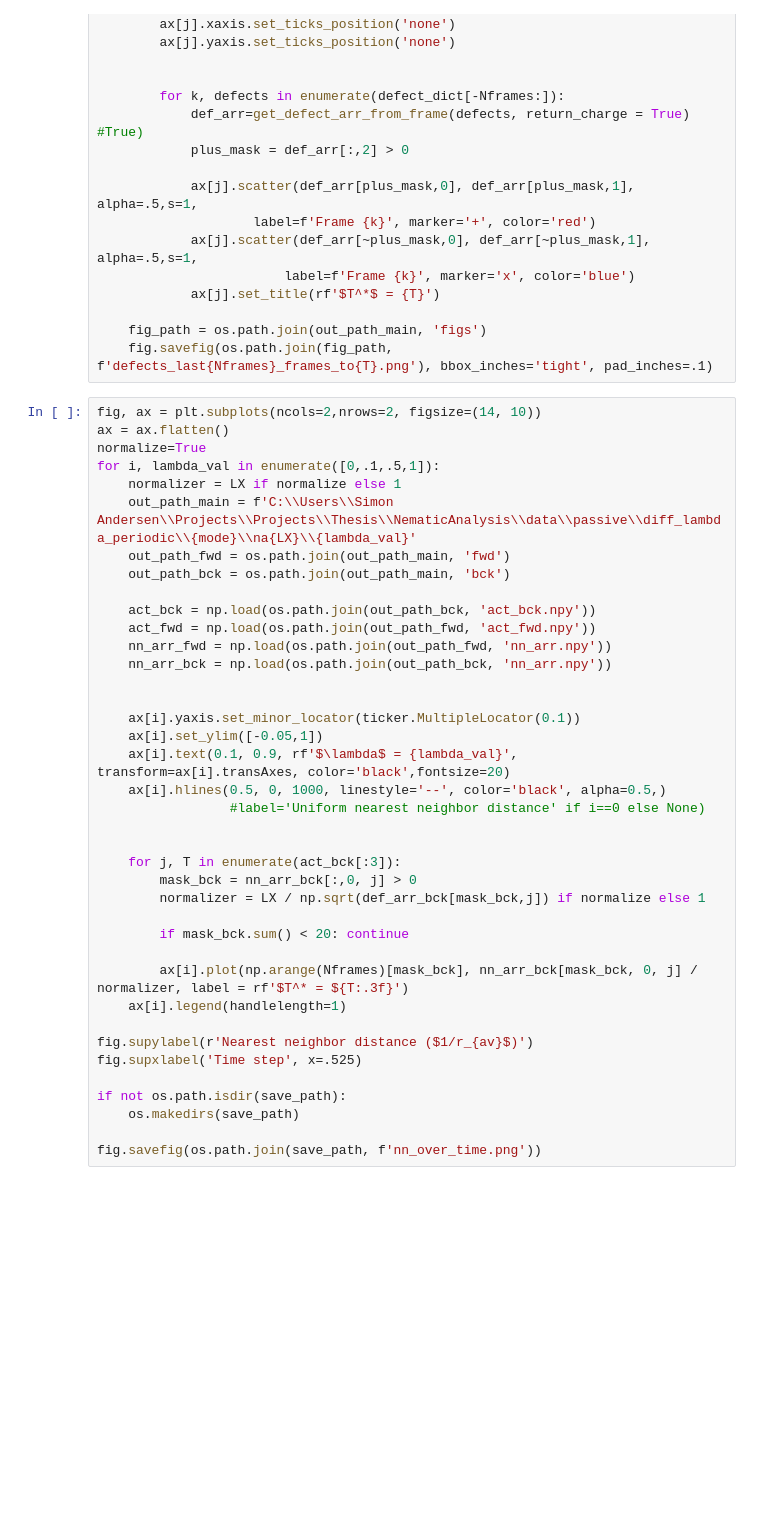
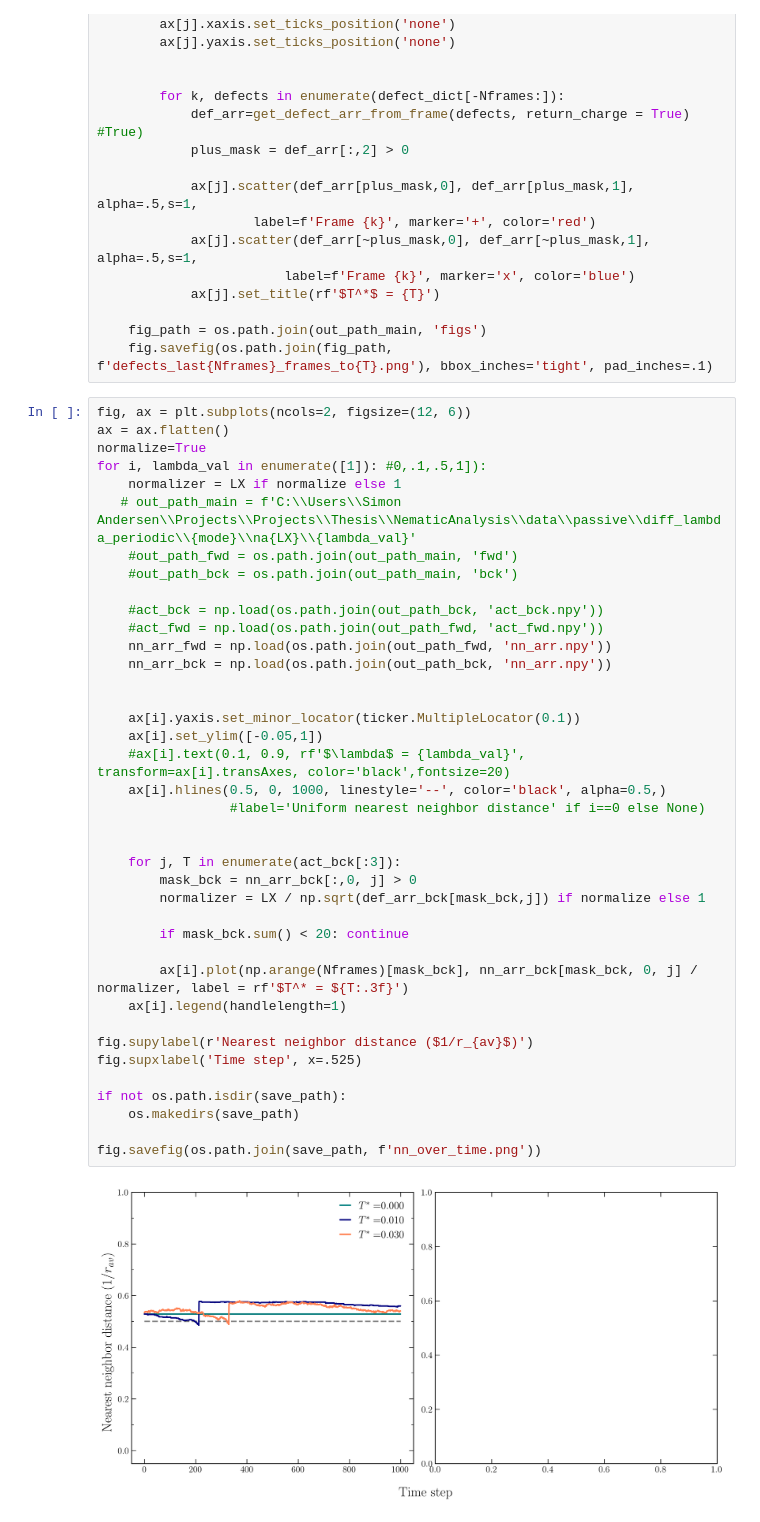
Before and after one commit to simonguld/Thesis, a Jupyter notebook: NematicAnalysis/nematic_passive_figs.ipynb, the cells around one changed output. Saved outputs shown, nothing was run; the diff lists cells and outputs as text; blank space fills up the shorter version.

```diff
--- a/NematicAnalysis/nematic_passive_figs.ipynb
+++ b/NematicAnalysis/nematic_passive_figs.ipynb
@@ -1055,41 +1160,43 @@ for i, lambda_val in enumerate([0, .1, .5, 1]):
     fig_path = os.path.join(out_path_main, 'figs')
     fig.savefig(os.path.join(fig_path, f'defects_last{Nframes}_frames_to{T}.png'), bbox_inches='tight', pad_inches=.1)
 # %%
-fig, ax = plt.subplots(ncols=2,nrows=2, figsize=(14, 10))
+fig, ax = plt.subplots(ncols=2, figsize=(12, 6))
 ax = ax.flatten()
 normalize=True
-for i, lambda_val in enumerate([0,.1,.5,1]):
+for i, lambda_val in enumerate([1]): #0,.1,.5,1]):
     normalizer = LX if normalize else 1
-    out_path_main = f'C:\\Users\\Simon Andersen\\Projects\\Projects\\Thesis\\NematicAnalysis\\data\\passive\\diff_lambda_periodic\\{mode}\\na{LX}\\{lambda_val}'
-    out_path_fwd = os.path.join(out_path_main, 'fwd')
-    out_path_bck = os.path.join(out_path_main, 'bck')
+   # out_path_main = f'C:\\Users\\Simon Andersen\\Projects\\Projects\\Thesis\\NematicAnalysis\\data\\passive\\diff_lambda_periodic\\{mode}\\na{LX}\\{lambda_val}'
+    #out_path_fwd = os.path.join(out_path_main, 'fwd')
+    #out_path_bck = os.path.join(out_path_main, 'bck')
 
-    act_bck = np.load(os.path.join(out_path_bck, 'act_bck.npy'))
-    act_fwd = np.load(os.path.join(out_path_fwd, 'act_fwd.npy'))
+    #act_bck = np.load(os.path.join(out_path_bck, 'act_bck.npy'))
+    #act_fwd = np.load(os.path.join(out_path_fwd, 'act_fwd.npy'))
     nn_arr_fwd = np.load(os.path.join(out_path_fwd, 'nn_arr.npy'))
     nn_arr_bck = np.load(os.path.join(out_path_bck, 'nn_arr.npy'))
 
 
     ax[i].yaxis.set_minor_locator(ticker.MultipleLocator(0.1))
     ax[i].set_ylim([-0.05,1])
-    ax[i].text(0.1, 0.9, rf'$\lambda$ = {lambda_val}', transform=ax[i].transAxes, color='black',fontsize=20)
+    #ax[i].text(0.1, 0.9, rf'$\lambda$ = {lambda_val}', transform=ax[i].transAxes, color='black',fontsize=20)
     ax[i].hlines(0.5, 0, 1000, linestyle='--', color='black', alpha=0.5,)
                  #label='Uniform nearest neighbor distance' if i==0 else None)
 
 
     for j, T in enumerate(act_bck[:3]):
         mask_bck = nn_arr_bck[:,0, j] > 0
         normalizer = LX / np.sqrt(def_arr_bck[mask_bck,j]) if normalize else 1
 
         if mask_bck.sum() < 20: continue
 
         ax[i].plot(np.arange(Nframes)[mask_bck], nn_arr_bck[mask_bck, 0, j] / normalizer, label = rf'$T^* = ${T:.3f}')
     ax[i].legend(handlelength=1)
 
 fig.supylabel(r'Nearest neighbor distance ($1/r_{av}$)')
 fig.supxlabel('Time step', x=.525)
 
 if not os.path.isdir(save_path):
     os.makedirs(save_path)
 
 fig.savefig(os.path.join(save_path, f'nn_over_time.png'))
+# %% [output]
+[figure, added]
```
Also changed, not shown: parts of 12 cells of this notebook, 1 other file.
